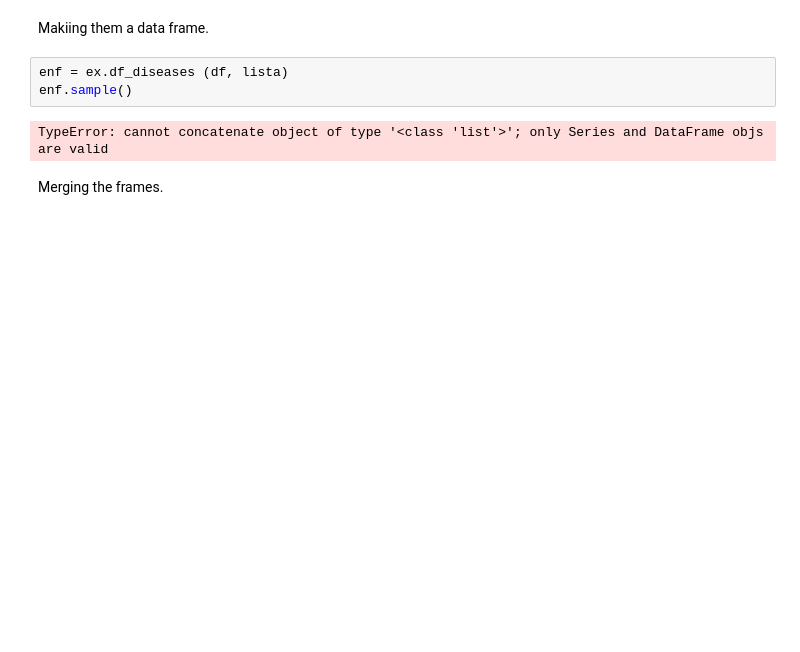
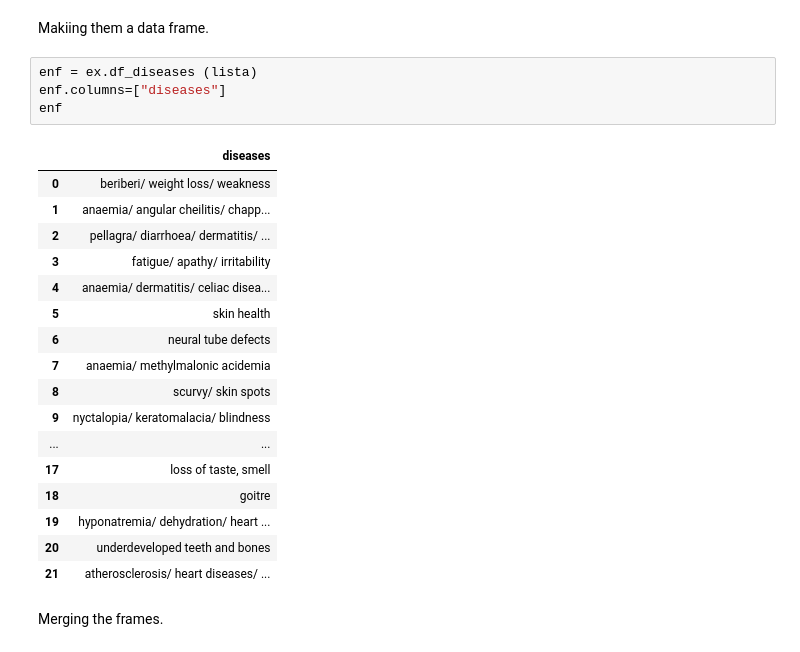
Before and after one commit to imalanz/PipeLine_proy2, a Jupyter notebook: analysis.ipynb, the cells around one changed output. Drawn from its saved outputs; the diff is of its cells as text; blank space fills up the shorter version.

```diff
--- a/analysis.ipynb
+++ b/analysis.ipynb
@@ -317,10 +337,27 @@ lista = ex.diseases_total (dis0, dis1, dis2, dis3, dis4, dis5, dis6, dis7, dis8,
 # %% [markdown]
 Makiing them a data frame.
 # %%
-enf = ex.df_diseases (df, lista)
-enf.sample()
+enf = ex.df_diseases (lista)
+enf.columns=["diseases"]
+enf
 # %% [output]
-TypeError: cannot concatenate object of type '<class 'list'>'; only Series and DataFrame objs are valid
+|  | diseases |
+| 0 | beriberi/ weight loss/ weakness |
+| 1 | anaemia/ angular cheilitis/ chapp... |
+| 2 | pellagra/ diarrhoea/ dermatitis/ ... |
+| 3 | fatigue/ apathy/ irritability |
+| 4 | anaemia/ dermatitis/ celiac disea... |
+| 5 | skin health |
+| 6 | neural tube defects |
+| 7 | anaemia/ methylmalonic acidemia |
+| 8 | scurvy/ skin spots |
+| 9 | nyctalopia/ keratomalacia/ blindness |
+| ... | ... |
+| 17 | loss of taste, smell |
+| 18 | goitre |
+| 19 | hyponatremia/ dehydration/ heart ... |
+| 20 | underdeveloped teeth and bones |
+| 21 | atherosclerosis/ heart diseases/ ... |
 # %% [markdown]
 Merging the frames.
 # %%
```
Also changed, not shown: parts of 12 cells of this notebook, 1 other file.
